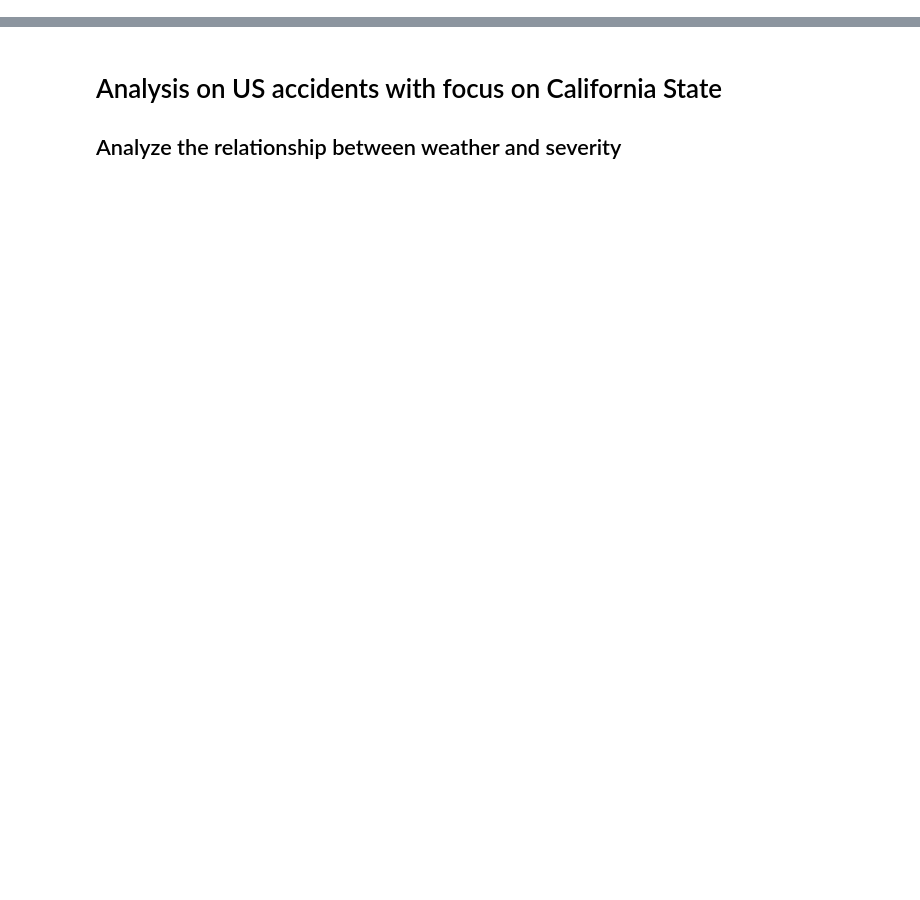
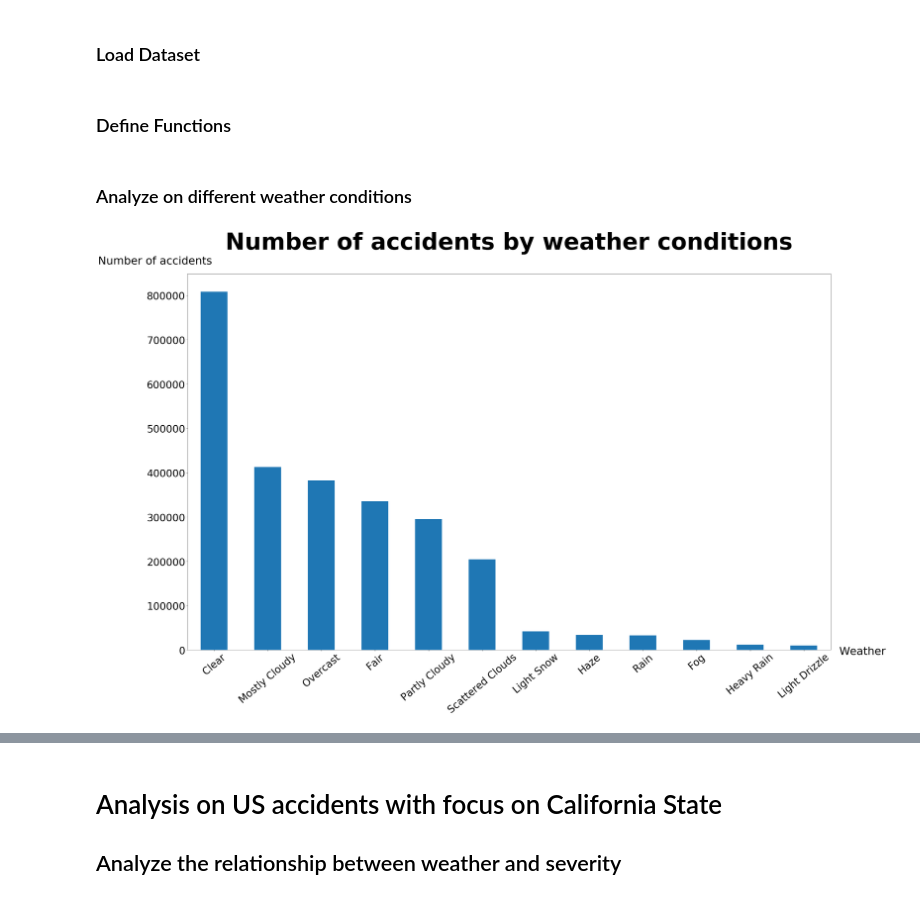
Before and after one commit to LeoNew52/ECE143-Winter20-Team19-FinalProject, a Jupyter notebook: Demo.ipynb, the cells around one changed output, grey strips where cells are left out. Cells and saved outputs as stored; diff of their text form; code cells hidden in the pictures; blank space fills up the shorter version.

```diff
--- a/Demo.ipynb
+++ b/Demo.ipynb
@@ -0,0 +11,7 @@
+# %% [markdown]
+### Load Dataset
+# %%
+#read the .csv file to get the data
+data = pd.read_csv('./US_Accidents_Dec19.csv')
+# %% [markdown]
+### Define Functions
@@ -0,0 +43,17 @@
+# %% [markdown]
+### Analyze on different weather conditions
+# %%
+#Visulize the weather condition data through a horizontal bar plot
+Weather = data.Weather_Condition.value_counts()
+Weather_plt=Weather[['Clear','Mostly Cloudy','Overcast','Fair','Partly Cloudy','Scattered Clouds','Light Snow','Haze','Rain','Fog','Heavy Rain','Light Drizzle']]
+plt.figure(figsize=(24, 18))
+ax = Weather_plt.plot(kind="bar", rot=40, figsize=(40,24), fontsize=35, color='C0')
+ax.set_xlabel("Weather", rotation = 0, fontsize=38)
+ax.set_ylabel("Number of accidents", rotation = 0, fontsize=38)
+ax.xaxis.set_label_coords(1.05,0.01)
+ax.yaxis.set_label_coords(-0.05,1.02)
+plt.title("Number of accidents by weather conditions", fontdict = {'fontsize': 80}, weight = 'bold', y=1.06)
+plt.savefig('weather_US_horizontal.png', transparent=False)
+plt.show()
+# %% [output]
+[figure, added]
```
Also changed, not shown: parts of 8 cells of this notebook.
